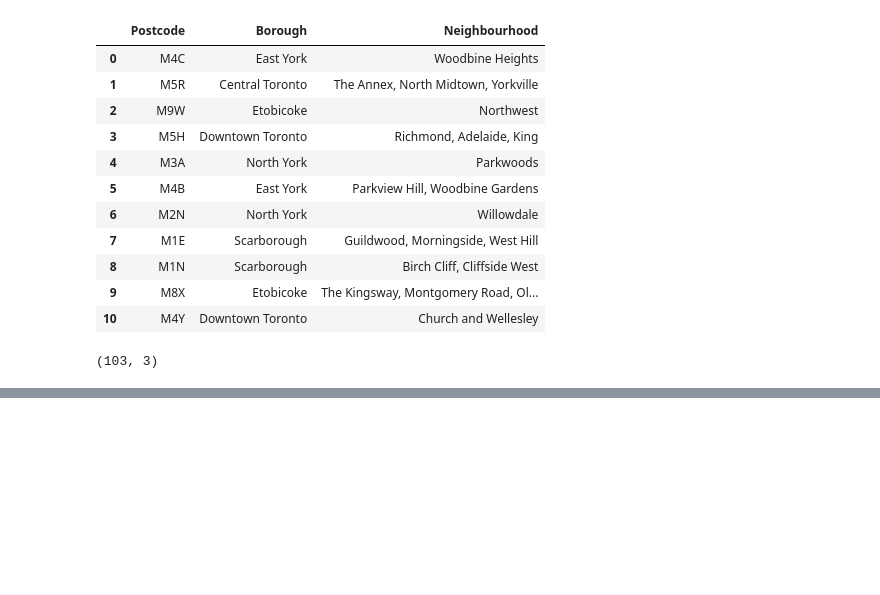
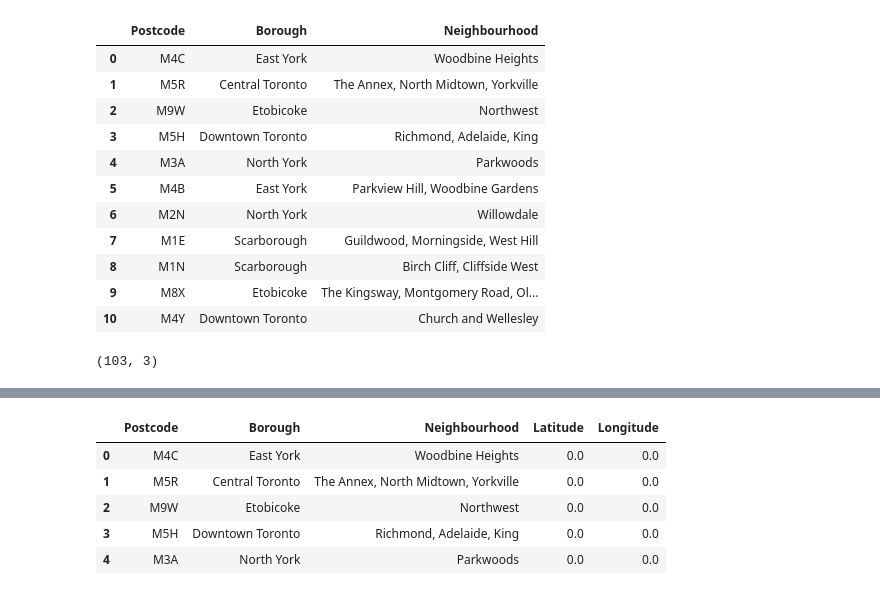
Before and after one commit to MenaHagag/Capstone-Project-, a Jupyter notebook: City_of_Toronto.ipynb, the cells around one changed output, grey strips where cells are left out. Cells and saved outputs as stored; diff of their text form; code cells hidden in the pictures; blank space fills up the shorter version.

```diff
--- a/City_of_Toronto.ipynb
+++ b/City_of_Toronto.ipynb
@@ -140,0 +178,11 @@ df_toronto.shape
+# %%
+df_toronto['Longitude'] = pd.Series([0.00 for x in range(len(df_toronto.index))])
+
+df_toronto.head(5)
+# %% [output]
+|  | Postcode | Borough | Neighbourhood | Latitude | Longitude |
+| 0 | M4C | East York | Woodbine Heights | 0.0 | 0.0 |
+| 1 | M5R | Central Toronto | The Annex, North Midtown, Yorkville | 0.0 | 0.0 |
+| 2 | M9W | Etobicoke | Northwest | 0.0 | 0.0 |
+| 3 | M5H | Downtown Toronto | Richmond, Adelaide, King | 0.0 | 0.0 |
+| 4 | M3A | North York | Parkwoods | 0.0 | 0.0 |
```
Also changed, not shown: parts of 7 cells of this notebook.
